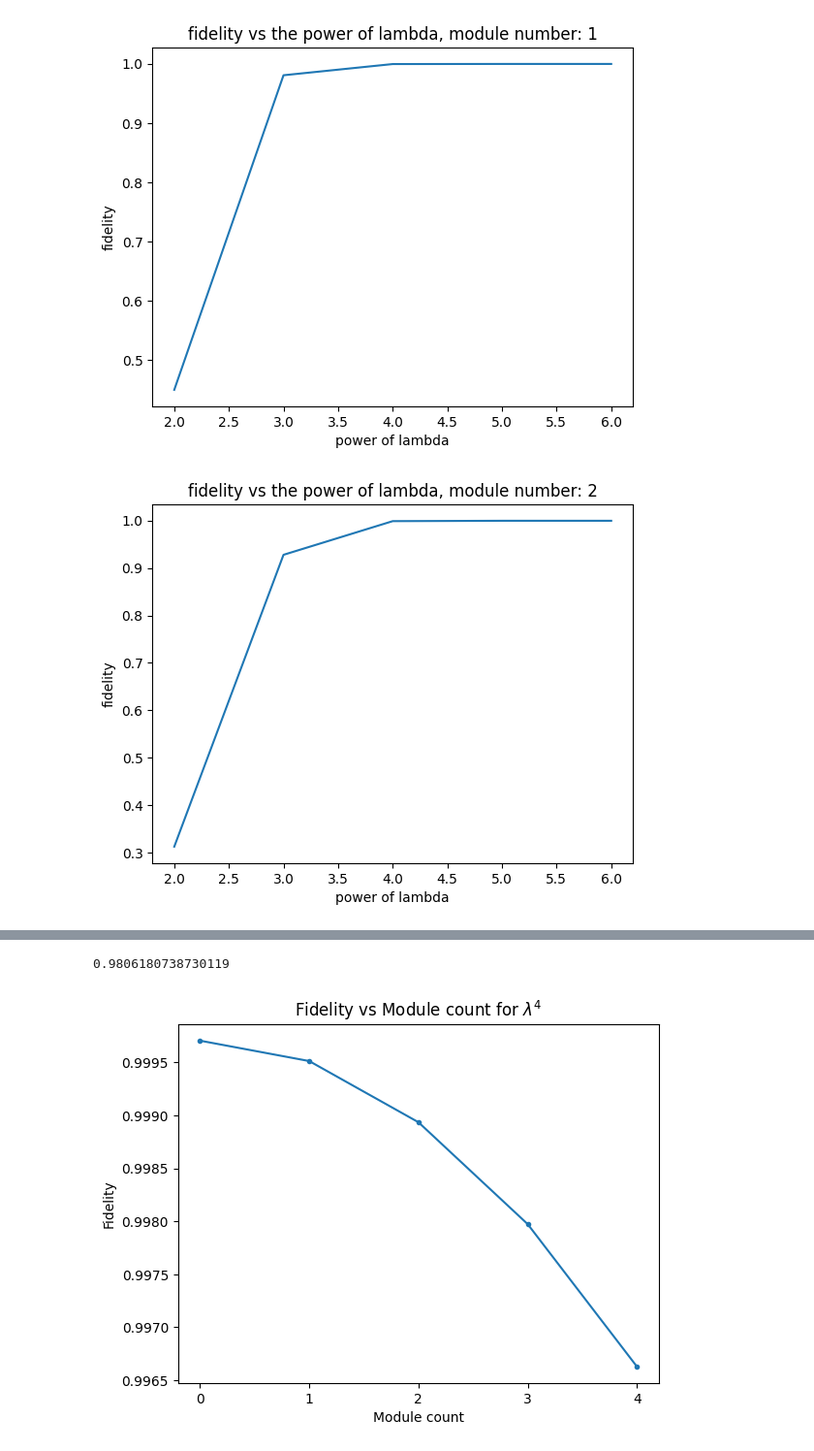
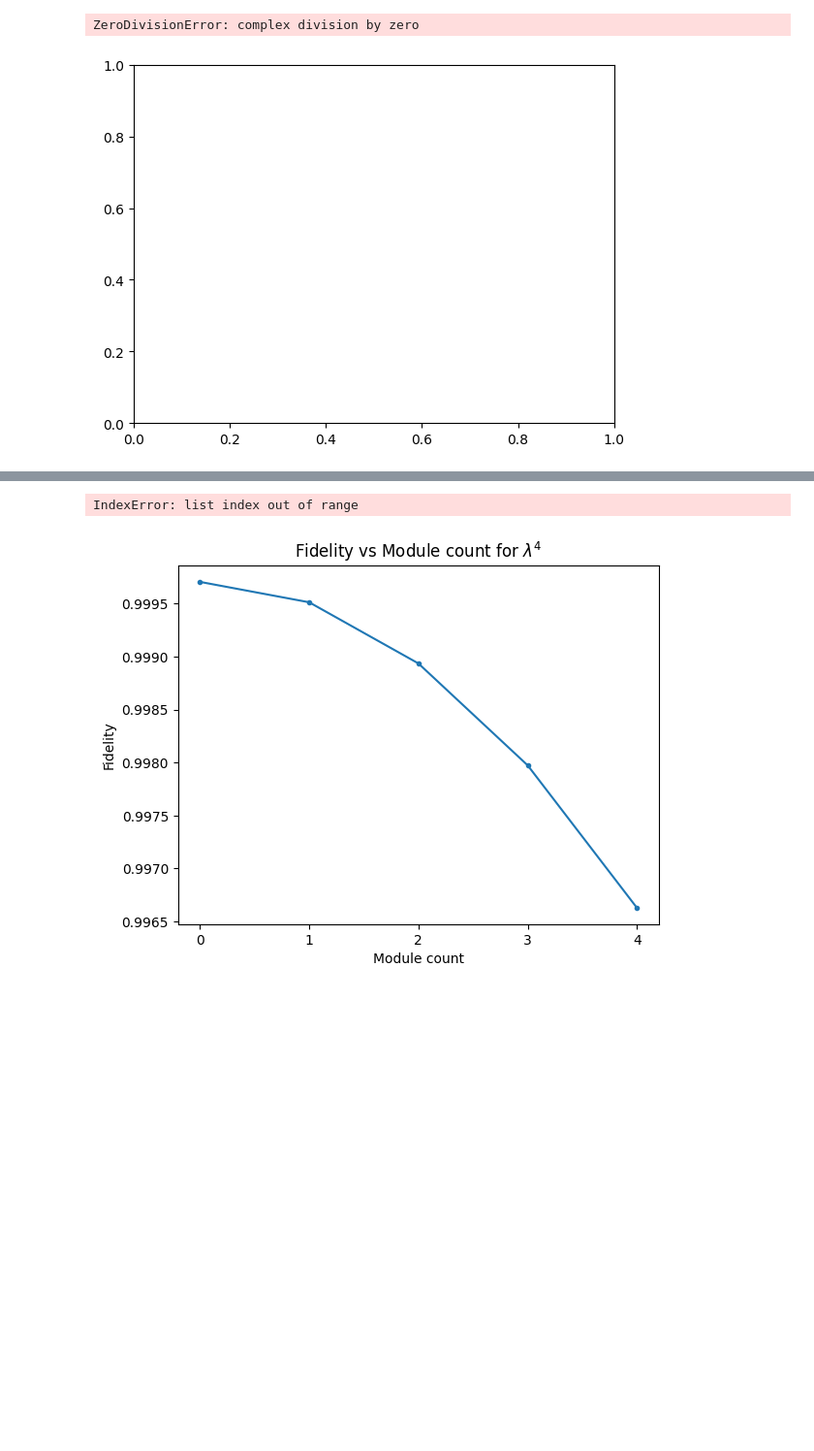
Before and after one commit to Pitt-JonesLab/quantum_logical, a Jupyter notebook: src/notebooks/pulse_sim/trial_run_of_mod_build.ipynb, the cells around one changed output, grey strips where cells are left out. Shown at 97% size. Cells and saved outputs as stored; diff of their text form; code cells hidden in the pictures; blank space fills up the shorter version.

```diff
--- a/src/notebooks/pulse_sim/trial_run_of_mod_build.ipynb
+++ b/src/notebooks/pulse_sim/trial_run_of_mod_build.ipynb
@@ -4,17 +4,22 @@ import matplotlib.pyplot as plt
 # %%
 store_fids = []
 lam_power = []
+fig, ax = plt.subplots()
 for j in range(1,6):
     for i in range(2,7):
-        a = Module_build(dim = 2, lam_power = i, mod_count = j)
+        a = Module_build(dim = 2, lam_power = i, mod_count = j, lam_mag=.1)
         store_fids.append(a.results())
         lam_power.append(i)
 
-    b = Create_plots(x = lam_power, y = store_fids, num_module = j)
-    b.plot_create()
+    # b = Create_plots(x = lam_power, y = store_fids, num_module = j)
+    # b.plot_create()
+    ax.plot(lam_power, store_fids, marker='o', linestyle = '-', label = "%s" %(j))
 
     store_fids.clear()
     lam_power.clear()
+fig.legend(loc = 'center right')
+ax.set_yscale('log')
+fig.show()
 # %% [output]
+ZeroDivisionError: complex division by zero
-[figure, old version]
+[figure, new version]
-[figure, removed]
@@ -24,8 +26,8 @@ for j in range(1,6):
 # %%
-a = Module_build(dim = 2, lam_power = 3, mod_count = 1)
+a = Module_build(dim = 2, lam_power = 2, mod_count = 1)
 a.results()
 # %% [output]
-0.9806180738730119
+IndexError: list index out of range
 # %%
 a = []
 x = []
```
Also changed, not shown: parts of 2 cells of this notebook, 11 other files.
